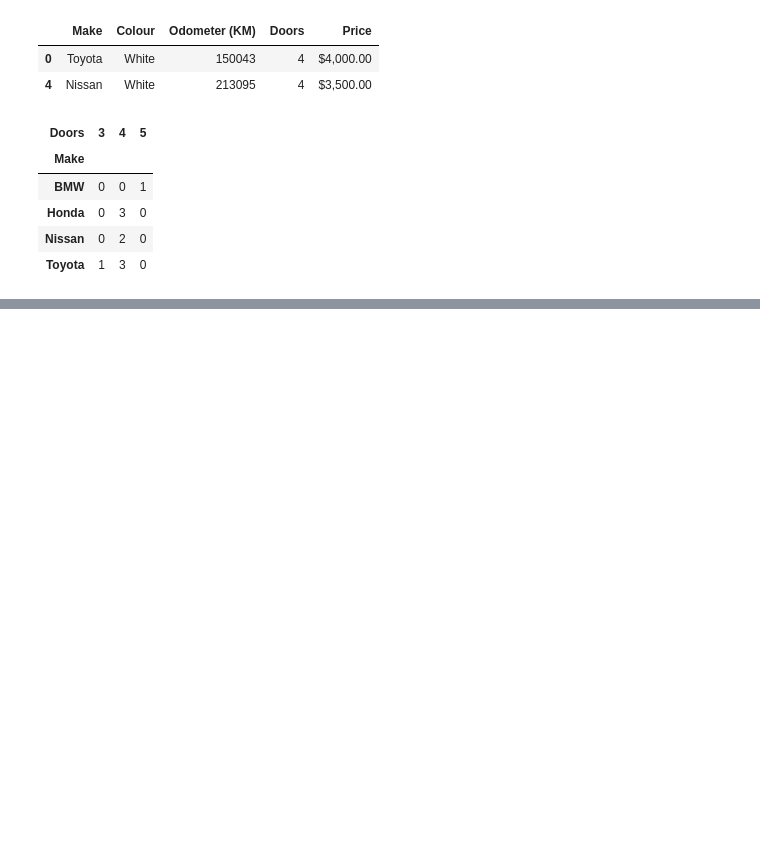
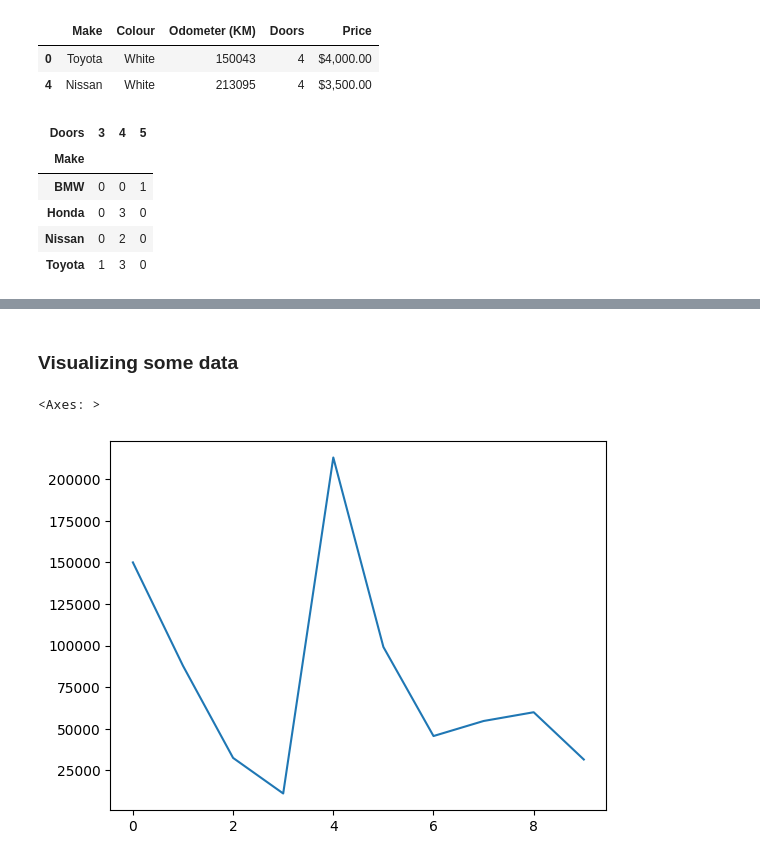
Before and after one commit to igquinteroch/data-analysis, a Jupyter notebook: pandas-exercises.ipynb, the cells around one changed output, grey strips where cells are left out. Cells and saved outputs as stored; diff of their text form; code cells hidden in the pictures; blank space fills up the shorter version.

```diff
--- a/pandas-exercises.ipynb
+++ b/pandas-exercises.ipynb
@@ -297,0 +222,8 @@ Notice the index numbers have been changed to have order (start from 0).
+# %% [markdown]
+### Visualizing some data
+# %%
+# Creating a plot of the Odometer column
+car_sales["Odometer (KM)"].plot()
+# %% [output]
+<Axes: >
+[figure, added]
```
Also changed, not shown: parts of 59 cells of this notebook.
